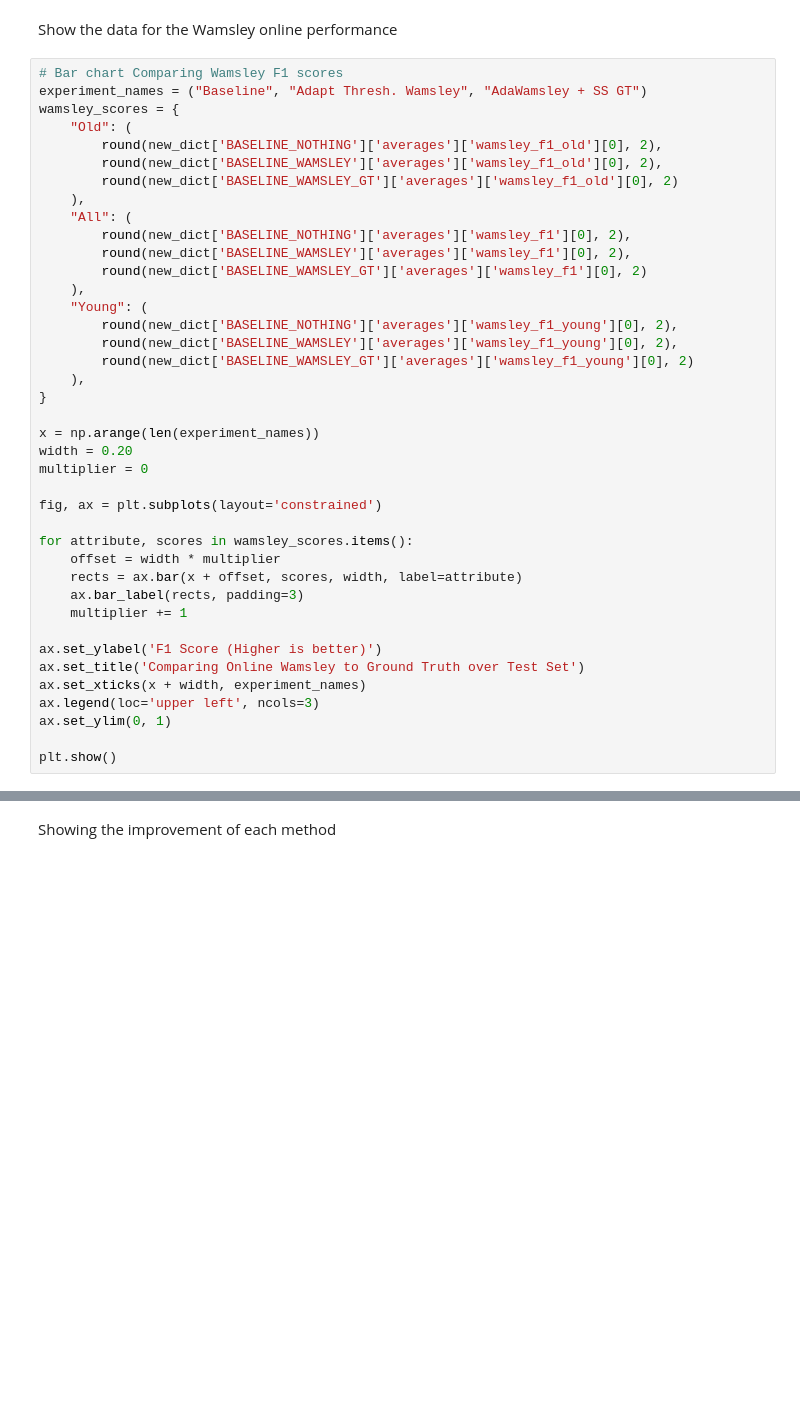
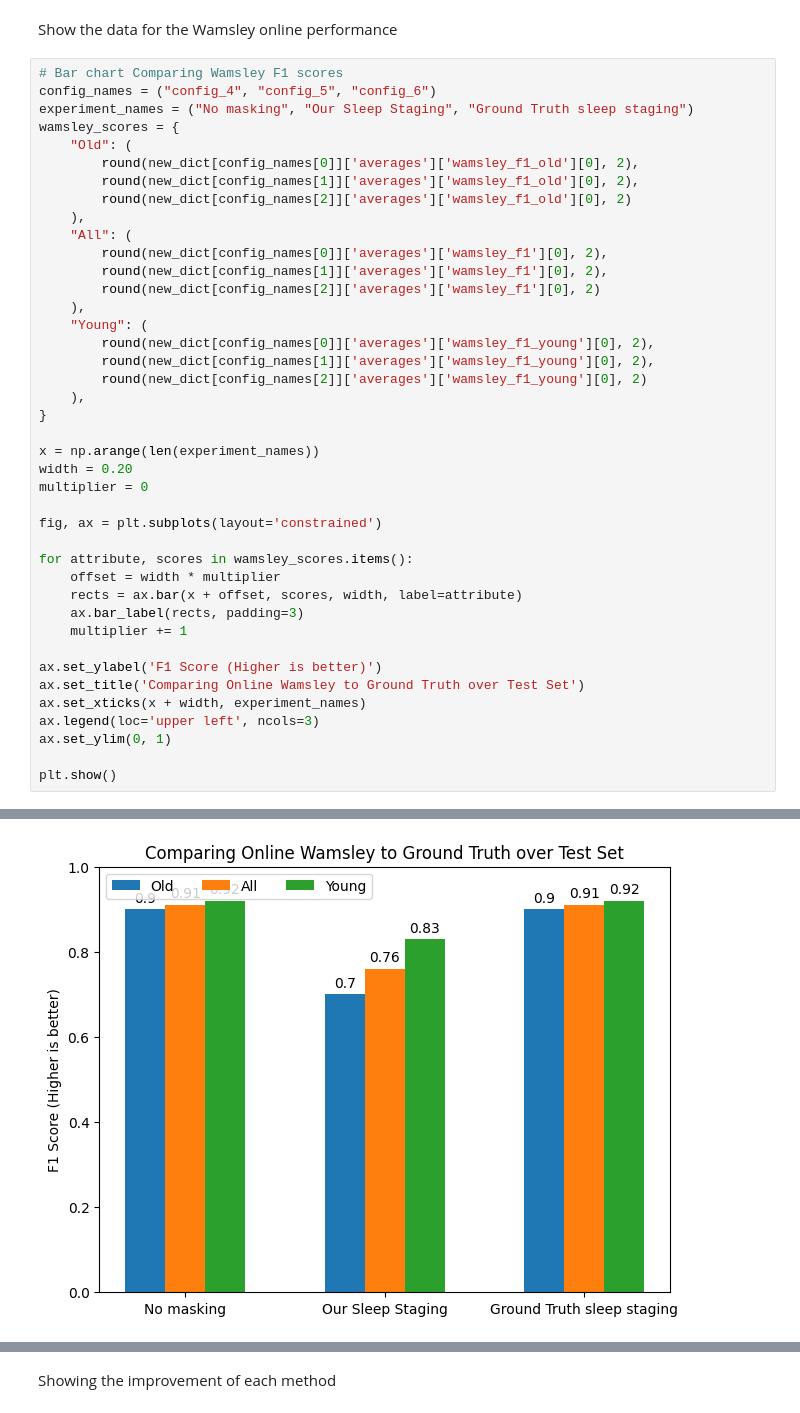
Before and after one commit to Portiloop/portiloop-training, a Jupyter notebook: notebooks/explore_results_adaptation.ipynb, the cells around one changed output, grey strips where cells are left out. Cells and saved outputs as stored; diff of their text form; blank space fills up the shorter version.

```diff
--- a/notebooks/explore_results_adaptation.ipynb
+++ b/notebooks/explore_results_adaptation.ipynb
@@ -232,22 +321,23 @@ print(table)
 Show the data for the Wamsley online performance
 # %%
 # Bar chart Comparing Wamsley F1 scores
-experiment_names = ("Baseline", "Adapt Thresh. Wamsley", "AdaWamsley + SS GT")
+config_names = ("config_4", "config_5", "config_6")
+experiment_names = ("No masking", "Our Sleep Staging", "Ground Truth sleep staging")
 wamsley_scores = {
     "Old": (
-        round(new_dict['BASELINE_NOTHING']['averages']['wamsley_f1_old'][0], 2),
-        round(new_dict['BASELINE_WAMSLEY']['averages']['wamsley_f1_old'][0], 2),
-        round(new_dict['BASELINE_WAMSLEY_GT']['averages']['wamsley_f1_old'][0], 2)
+        round(new_dict[config_names[0]]['averages']['wamsley_f1_old'][0], 2),
+        round(new_dict[config_names[1]]['averages']['wamsley_f1_old'][0], 2),
+        round(new_dict[config_names[2]]['averages']['wamsley_f1_old'][0], 2)
     ),
     "All": (
-        round(new_dict['BASELINE_NOTHING']['averages']['wamsley_f1'][0], 2),
-        round(new_dict['BASELINE_WAMSLEY']['averages']['wamsley_f1'][0], 2),
-        round(new_dict['BASELINE_WAMSLEY_GT']['averages']['wamsley_f1'][0], 2)
+        round(new_dict[config_names[0]]['averages']['wamsley_f1'][0], 2),
+        round(new_dict[config_names[1]]['averages']['wamsley_f1'][0], 2),
+        round(new_dict[config_names[2]]['averages']['wamsley_f1'][0], 2)
     ),
     "Young": (
-        round(new_dict['BASELINE_NOTHING']['averages']['wamsley_f1_young'][0], 2),
-        round(new_dict['BASELINE_WAMSLEY']['averages']['wamsley_f1_young'][0], 2),
-        round(new_dict['BASELINE_WAMSLEY_GT']['averages']['wamsley_f1_young'][0], 2)
+        round(new_dict[config_names[0]]['averages']['wamsley_f1_young'][0], 2),
+        round(new_dict[config_names[1]]['averages']['wamsley_f1_young'][0], 2),
+        round(new_dict[config_names[2]]['averages']['wamsley_f1_young'][0], 2)
     ),
 }
 
@@ -274,0 +364 @@ KeyError: 'BASELINE_NOTHING'
+[figure, added]
```
Also changed, not shown: parts of 18 cells of this notebook, 3 other files.
